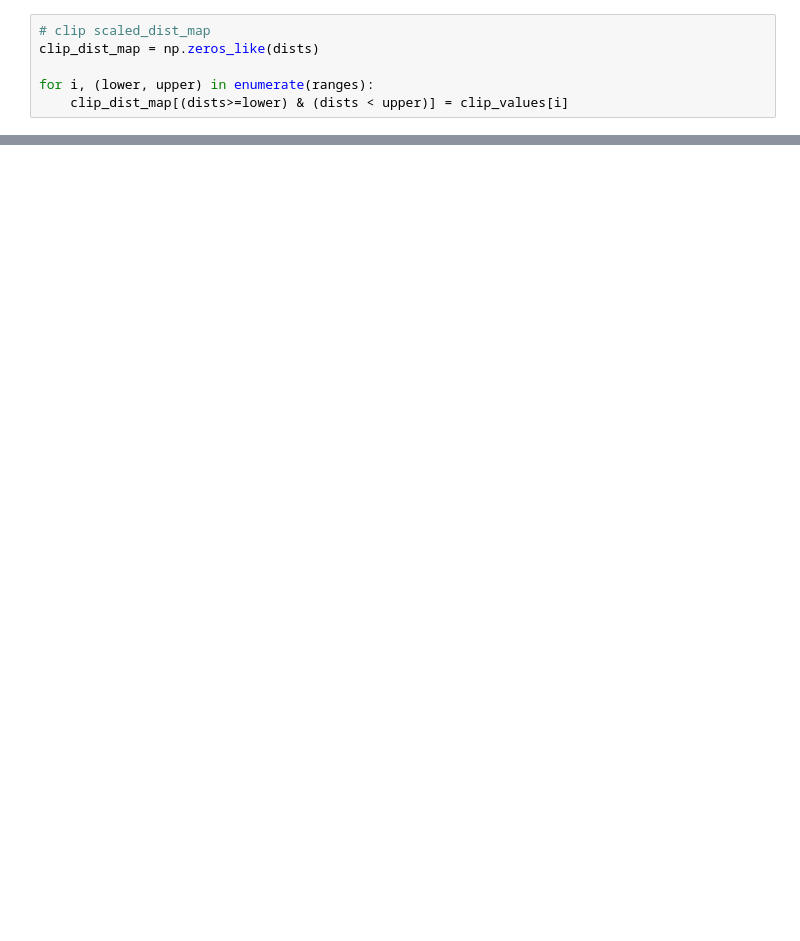
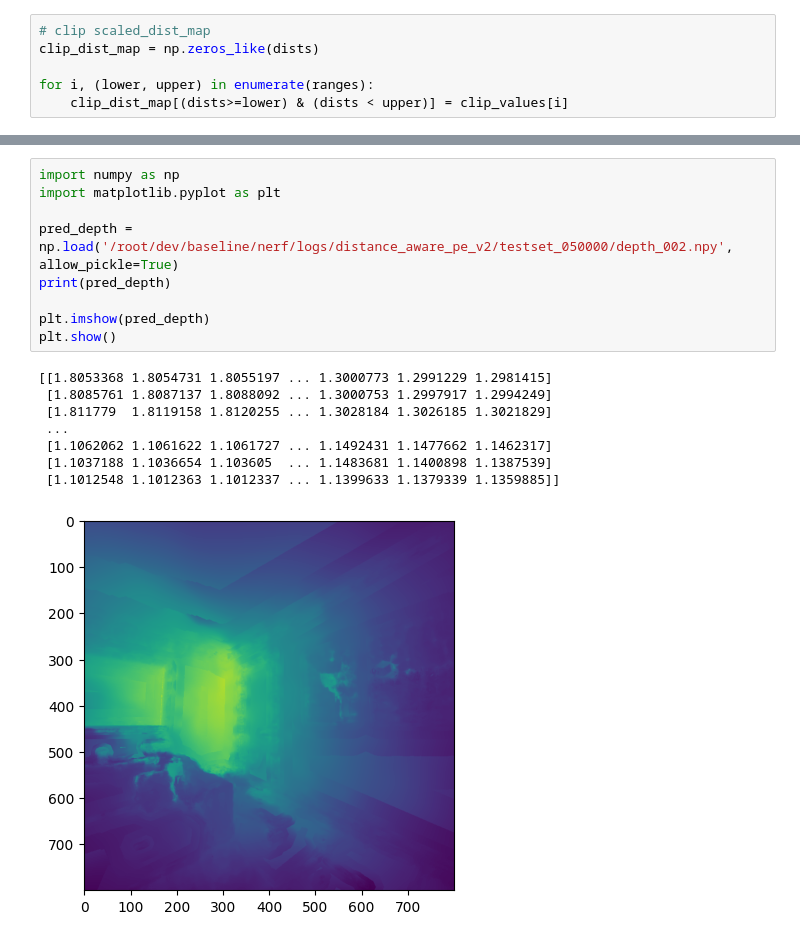
Before and after one commit to jjhooon/nerf, a Jupyter notebook: processing_distance.ipynb, the cells around one changed output, grey strips where cells are left out. Cells and saved outputs as stored; diff of their text form; blank space fills up the shorter version.

```diff
--- a/processing_distance.ipynb
+++ b/processing_distance.ipynb
@@ -156,0 +136,18 @@ list(range(1, 10+1))[::-1]
+# %%
+import numpy as np
+import matplotlib.pyplot as plt
+
+pred_depth = np.load('/root/dev/baseline/nerf/logs/distance_aware_pe_v2/testset_050000/depth_002.npy', allow_pickle=True)
+print(pred_depth)
+
+plt.imshow(pred_depth)
+plt.show()
+# %% [output]
+[[1.8053368 1.8054731 1.8055197 ... 1.3000773 1.2991229 1.2981415]
+ [1.8085761 1.8087137 1.8088092 ... 1.3000753 1.2997917 1.2994249]
+ [1.811779  1.8119158 1.8120255 ... 1.3028184 1.3026185 1.3021829]
+ ...
+ [1.1062062 1.1061622 1.1061727 ... 1.1492431 1.1477662 1.1462317]
+ [1.1037188 1.1036654 1.103605  ... 1.1483681 1.1400898 1.1387539]
+ [1.1012548 1.1012363 1.1012337 ... 1.1399633 1.1379339 1.1359885]]
+[figure, added]
```
Also changed, not shown: parts of 20 cells of this notebook, 2 other files.
